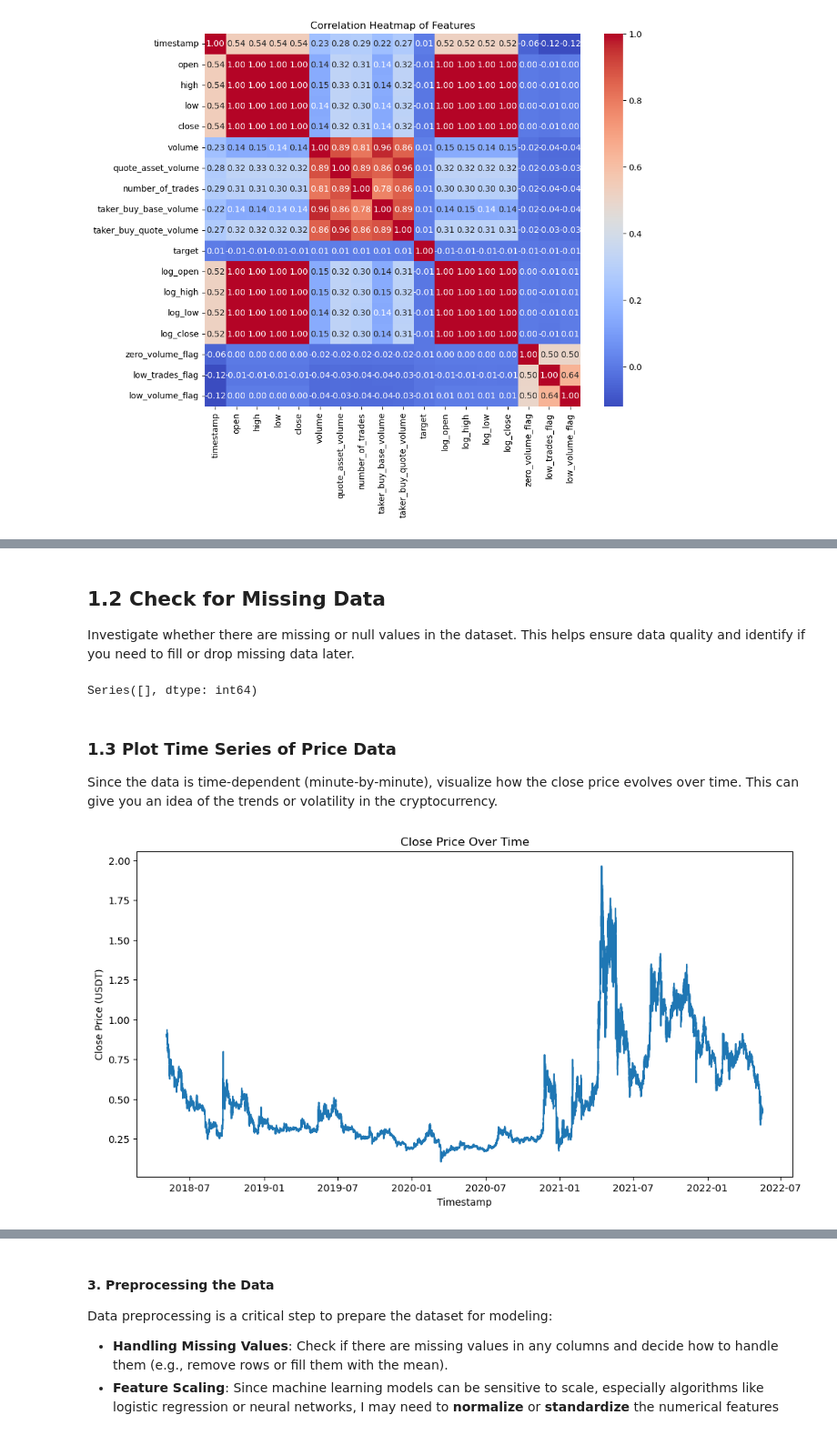
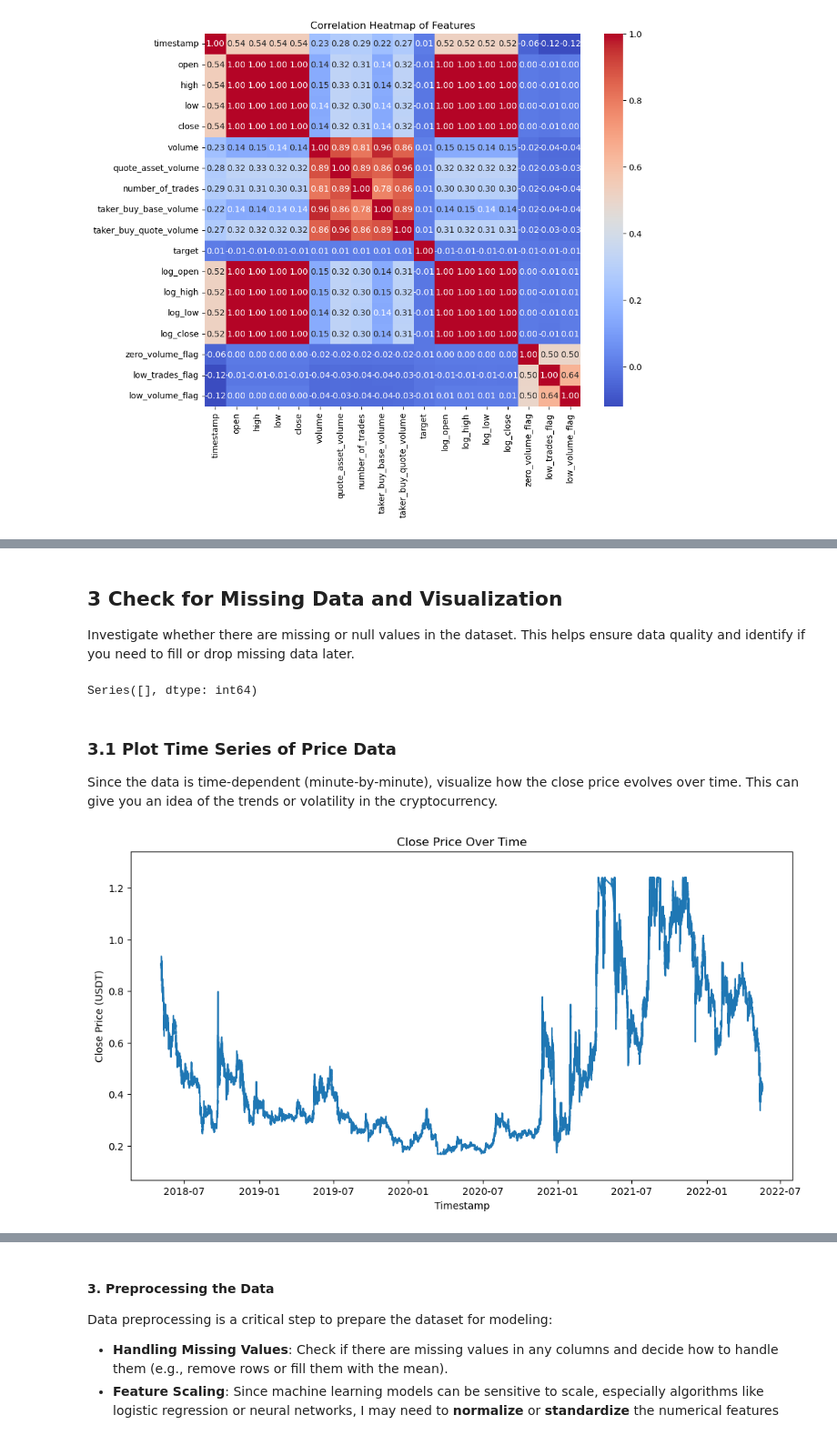
Before and after one commit to Caio-Felice-Cunha/Directional-Forecasting-in-Cryptocurrencies, a Jupyter notebook: scripts-notebooks/Analysis.ipynb, the cells around one changed output, grey strips where cells are left out. Shown: that part at 91% size. Saved outputs shown, nothing was run; the diff lists cells and outputs as text; code cells hidden in the pictures.

Commit message:
Check for Missing Data and Visualization

```diff
--- a/scripts-notebooks/Analysis.ipynb
+++ b/scripts-notebooks/Analysis.ipynb
@@ -345,5 +401,5 @@ plt.show()
 # %% [markdown]
-## 1.2 Check for Missing Data
+## 3 Check for Missing Data and Visualization
 Investigate whether there are missing or null values in the dataset. This helps ensure data quality and identify if you need to fill or drop missing data later.
 # %%
 # Check for missing values
@@ -352,15 +408,24 @@ print(missing_values[missing_values > 0])
 # %% [output]
 Series([], dtype: int64)
 # %% [markdown]
-### 1.3 Plot Time Series of Price Data
+### 3.1 Plot Time Series of Price Data
 Since the data is time-dependent (minute-by-minute), visualize how the close price evolves over time. This can give you an idea of the trends or volatility in the cryptocurrency.
 # %%
 # Plot time series of the close price
 plt.figure(figsize=(12, 6))
 plt.plot(train_df['timestamp'], train_df['close'])
 plt.title('Close Price Over Time')
 plt.xlabel('Timestamp')
 plt.ylabel('Close Price (USDT)')
+
+# Set y-axis limits
+min_close = train_df['close'].min()
+max_close = train_df['close'].max()
+plt.ylim(min_close - 0.1, max_close + 0.1)
+
+# Save the figure
+# plt.savefig('C:/Users/caiof/Downloads/correlation_heatmap.png')
+
 plt.show()
 # %% [output]
-[figure, old version]
+[figure, new version]
```
Also changed, not shown: parts of 18 cells of this notebook.
